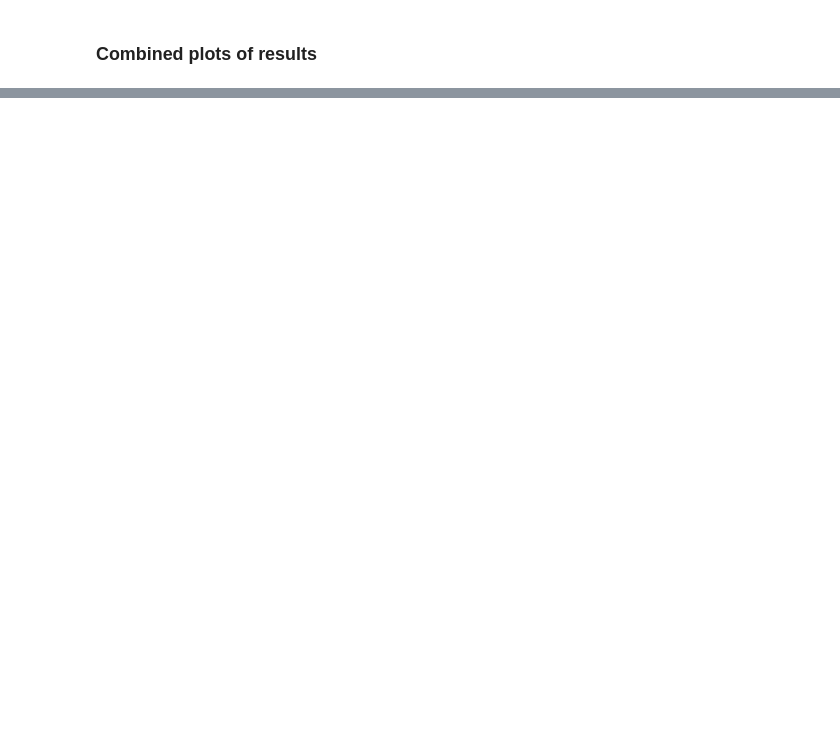
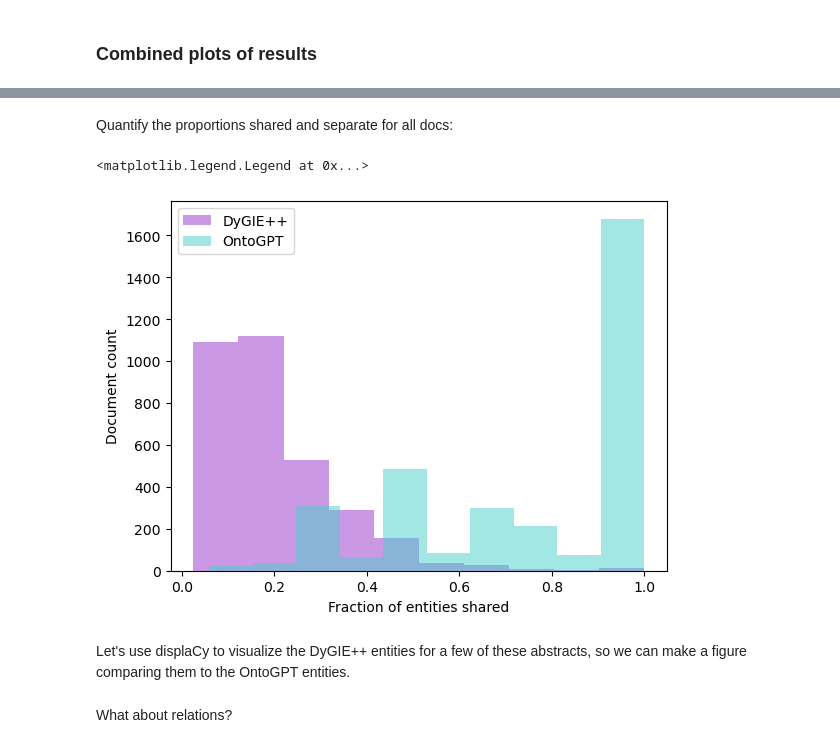
Before and after one commit to serenalotreck/literature-genes, a Jupyter notebook: notebooks/graph_quality_evaluation.ipynb, the cells around one changed output, grey strips where cells are left out. Saved outputs shown, nothing was run; the diff lists cells and outputs as text; code cells hidden in the pictures; blank space fills up the shorter version.

```diff
--- a/notebooks/graph_quality_evaluation.ipynb
+++ b/notebooks/graph_quality_evaluation.ipynb
@@ -459,0 +333,5 @@ Our two best NER methods by observation are DyGIE++ and OntoGPT. While we don't
+# %%
+dygiepp_by_doc_key = {d['doc_key']: d for d in dygiepp_preds}
+# %%
+doc_key2onto_id = {v: k for k, v in onto_id2doc_key.items()}
+assert len(onto_id2doc_key) == len(doc_key2onto_id)
@@ -459,0 +377,37 @@ Our two best NER methods by observation are DyGIE++ and OntoGPT. While we don't
+# %%
+onto_dyg_comparison = defaultdict(dict)
+for doc_key, onto_id in doc_key2onto_id.items():
+    doc_sents = [tok for sent in dygiepp_by_doc_key[doc_key]['sentences'] for tok in sent]
+    dygiepp_single_doc_ents = []
+    for sent in dygiepp_by_doc_key[doc_key]['predicted_ner']:
+        for ent in sent:
+            ent_text = ' '.join(doc_sents[ent[0]: ent[1]+1])
+            dygiepp_single_doc_ents.append(ent_text)
+    unique_dygiepp_ents = set([e.lower() for e in dygiepp_single_doc_ents])
+    ontogpt_single_doc_ents = set([str(e).lower() for e in onto_ents[onto_ents['provided_by'] == doc_key2onto_id[doc_key]].name.tolist()])
+    shared_ents = unique_dygiepp_ents.intersection(ontogpt_single_doc_ents)
+    onto_dyg_comparison[doc_key]['dygiepp_ents'] = unique_dygiepp_ents
+    onto_dyg_comparison[doc_key]['ontogpt_ents'] = ontogpt_single_doc_ents
+    onto_dyg_comparison[doc_key]['shared'] = shared_ents
+# %% [markdown]
+Quantify the proportions shared and separate for all docs:
+# %%
+frac_dygiepp_shared = []
+frac_ontogpt_shared = []
+for doc, ent_comp in onto_dyg_comparison.items():
+    if len(ent_comp['shared']) > 0:
+        frac_dygiepp_shared.append(len(ent_comp['shared'])/len(ent_comp['dygiepp_ents']))
+        frac_ontogpt_shared.append(len(ent_comp['shared'])/len(ent_comp['ontogpt_ents']))
+# %%
+fig, ax = plt.subplots()
+
+ax.hist(frac_dygiepp_shared, color='darkorchid', alpha=0.5, label='DyGIE++')
+ax.hist(frac_ontogpt_shared, color='mediumturquoise', alpha=0.5, label='OntoGPT')
+ax.set_xlabel('Fraction of entities shared')
+ax.set_ylabel('Document count')
+ax.legend()
+# %% [output]
+<matplotlib.legend.Legend at 0x...>
+[figure, added]
+# %% [markdown]
+Let's use displaCy to visualize the DyGIE++ entities for a few of these abstracts, so we can make a figure comparing them to the OntoGPT entities.
@@ -459,0 +432,2 @@ Our two best NER methods by observation are DyGIE++ and OntoGPT. While we don't
+# %% [markdown]
+What about relations?
```
Also changed, not shown: parts of 26 cells of this notebook, 3 other files.
